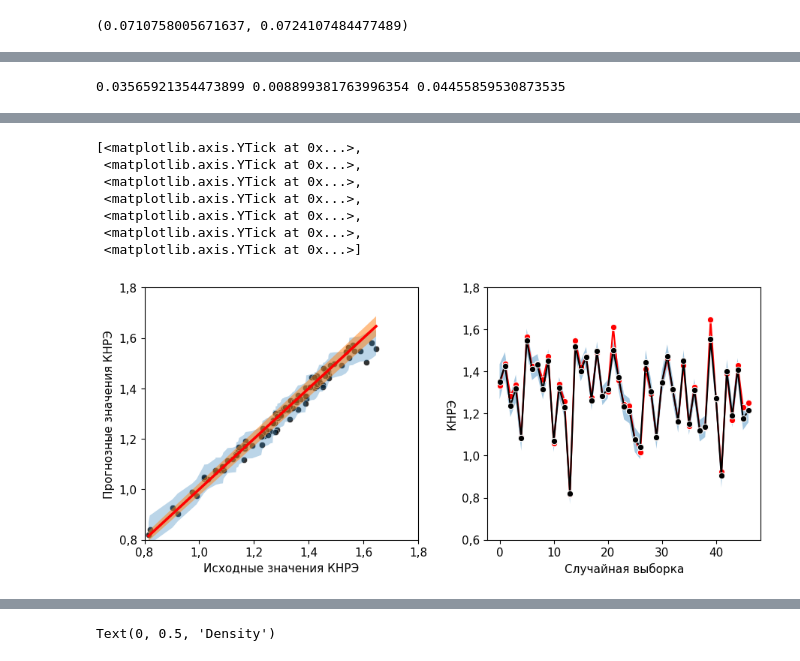
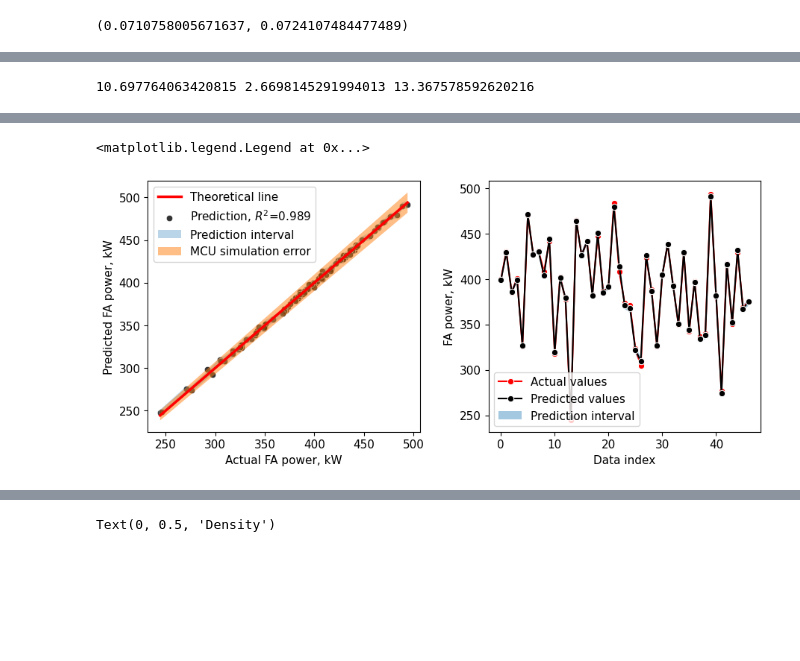
Before and after one commit to mrzlkaaa/core_ununiformity, a Jupyter notebook: main/Core_Uniniformity_Prediction_1.ipynb, the cells around one changed output, grey strips where cells are left out. Drawn from its saved outputs; the diff is of its cells as text; code cells hidden in the pictures; blank space fills up the shorter version.

```diff
--- a/main/Core_Uniniformity_Prediction_1.ipynb
+++ b/main/Core_Uniniformity_Prediction_1.ipynb
@@ -440,8 +436,9 @@ mean_absolute_error(
 # %% [output]
 (0.0710758005671637, 0.0724107484477489)
 # %%
-y_ts1 = y_ts1 # * 300
-y_test_ts1 = y_test_ts1 #* 300
+y_ts1 = y_ts1  * 300
+y_test_ts1 = y_test_ts1 * 300
 
-y_gpr0_ts1 = y_gpr0_ts1 #* 300
+y_gpr0_ts1 = y_gpr0_ts1 * 300
+y_gpr2_ts1 = y_gpr2_ts1 * 300
 # %%
@@ -486,13 +483,13 @@ pi_bysteps_pos = np.asarray(pi_bysteps_pos)
 pi_bysteps_neg = np.asarray(pi_bysteps_neg)
 print(pi_bysteps_pos.mean(), pi_bysteps_pos.std(), pi_bysteps_pos.std()+pi_bysteps_pos.mean())
 # %% [output]
-0.03565921354473899 0.008899381763996354 0.04455859530873535
+10.697764063420815 2.6698145291994013 13.367578592620216
 # %%
 pi_rus = "Интервал прогнозирования"
 pi_eng = "Prediction interval"
 
 error_rus = "Ошибка моделирования"
-error_eng = "Modeling error"
+error_eng = "MCU simulation error"
 
 actual1_rus = "Исходные значения энерговыделения, кВт"
 actual1_eng = "Actual PDD values, rel.units"
@@ -520,7 +517,7 @@ Xy = y_test_ts1.loc[:, d.CORE_PARTS["coef"]["ALL_CELLS"]].to_numpy()[3:, cell_in
 Xy_errors = Xy*0.008*3
 print(Xy_errors)
 R2 = '{:.3f}'.format(
-    r2_score(y_hat[cell_ind], y_test_ts1.to_numpy()[cell_ind])  -0.008
+    r2_score(y_hat[cell_ind], y_test_ts1.to_numpy()[cell_ind]) - 0.01 # -0.038
 )
 
 sns.lineplot(x=Xy, y=Xy, ax=axs[0], color="red", linewidth=2.5, label="Theoretical line")
@@ -542,7 +539,7 @@ axs[0].fill_between(
     np.sort(y_hat[3:, cell_ind] + pi_bysteps_pos[:, cell_ind]),
     np.sort(y_hat[3:, cell_ind] + pi_bysteps_neg[:, cell_ind]),
     alpha=.3,
-    label=pi_rus
+    label=pi_eng
     # color="#a6bddb"
 )
 axs[0].fill_between(
@@ -550,29 +547,31 @@ axs[0].fill_between(
     np.sort(Xy - Xy_errors),
     np.sort(Xy + Xy_errors),
     alpha=.5,
-    label=error_rus
+    label=error_eng
 )
-axs[0].set_xlabel("Исходные значения КНРЭ")
-axs[0].set_ylabel("Прогнозные значения КНРЭ")
-axs[0].set_ylim(0.8, 1.8)
-axs[0].set_xlim(0.8, 1.8)
+# axs[0].set_xlabel("Исходные значения КНРЭ")
+# axs[0].set_ylabel("Прогнозные значения КНРЭ")
+# axs[0].set_ylim(0.8, 1.8)
+# axs[0].set_xlim(0.8, 1.8)
 
 # axs[0].set_xlabel("Исходные значения неравномерности энерговыделения")
-# axs[0].set_xlabel(actual1_rus)
+# axs[0].set_xlabel(actual1_eng)
+axs[0].set_xlabel("Actual FA power, kW")
 # axs[0].set_ylabel("Прогнозные значения \n неравномерности энерговыделения")
-# axs[0].set_ylabel(predicted1_rus)
+# axs[0].set_ylabel(predicted1_eng)
+axs[0].set_ylabel("Predicted FA power, kW")
 
 # sns.lineplot(x=Xy, y=y_hat[3:, 0] + pi_bysteps_pos[:, 0], color="#a6bddb", alpha=.5, ax=axs[0])
 # sns.lineplot(x=Xy, y=y_hat[3:, 0] + pi_bysteps_neg[:, 0], color="#a6bddb", alpha=.5, ax=axs[0])
 
-sns.lineplot(x=X, y=Xy[:47], color="red", ax=axs[1], label=actual1_rus, marker="o")
-sns.lineplot(x=X, y=y_hat[3:50, cell_ind], color="black", ax=axs[1], label=predicted1_rus, marker="o")
+sns.lineplot(x=X, y=Xy[:47], color="red", ax=axs[1], label="Actual values", marker="o")
+sns.lineplot(x=X, y=y_hat[3:50, cell_ind], color="black", ax=axs[1], label="Predicted values", marker="o")
 axs[1].fill_between(
     X,
     y_hat[3:50, cell_ind] + pi_bysteps_pos[:47, cell_ind],
     y_hat[3:50, cell_ind] + pi_bysteps_neg[:47, cell_ind],
     alpha=.4,
-    label=pi_rus
+    label=pi_eng
     # color="#a6bddb"
 )
 # axs[1].fill_between(
@@ -582,28 +581,29 @@ axs[1].fill_between(
 #     alpha=.5,
 #     label="Ошибка моделирования"
 # )
-axs[1].set_ylabel("КНРЭ")
+# axs[1].set_ylabel("КНРЭ")
 # axs[1].set_ylabel("Неравномерность энерговыделения")
 # axs[1].set_ylabel(ylab_rus)
-axs[1].set_xlabel(xlab_rus)
+axs[1].set_xlabel(xlab_eng)
+axs[1].set_ylabel("FA power, kW")
 
 axs[0].legend()
 axs[1].legend()
 
-axs[0].get_legend().remove()
-axs[1].get_legend().remove()
+# axs[0].get_legend().remove()
+# axs[1].get_legend().remove()
 
 
-ty0 = [tick for tick in axs[0].get_yticks()]
-tx0 = [tick for tick in axs[0].get_xticks()]
-ty1 = [tick for tick in axs[1].get_yticks()]
+# ty0 = [tick for tick in axs[0].get_yticks()]
+# tx0 = [tick for tick in axs[0].get_xticks()]
+# ty1 = [tick for tick in axs[1].get_yticks()]
 
 
 
-axs[0].set_yticks(ty0, [
-           str("{:.1f}".format(float(tick))).replace('.', ',') for tick in ty0])
-axs[0].set_xticks(tx0, [
-           str("{:.1f}".format(float(tick))).replace('.', ',') for tick in tx0])
-axs[1].set_yticks(ty1, [
-           str("{:.1f}".format(float(tick))).replace('.', ',') for tick in ty1])
+# axs[0].set_yticks(ty0, [
+#            str("{:.1f}".format(float(tick))).replace('.', ',') for tick in ty0])
+# axs[0].set_xticks(tx0, [
+#            str("{:.1f}".format(float(tick))).replace('.', ',') for tick in tx0])
+# axs[1].set_yticks(ty1, [
+#            str("{:.1f}".format(float(tick))).replace('.', ',') for tick in ty1])
 # %% [output]
@@ -629,11 +629,5 @@ axs[1].set_yticks(ty1, [
-[<matplotlib.axis.YTick at 0x...>,
- <matplotlib.axis.YTick at 0x...>,
- <matplotlib.axis.YTick at 0x...>,
- <matplotlib.axis.YTick at 0x...>,
- <matplotlib.axis.YTick at 0x...>,
- <matplotlib.axis.YTick at 0x...>,
- <matplotlib.axis.YTick at 0x...>]
+<matplotlib.legend.Legend at 0x...>
-[figure, old version]
+[figure, new version]
 # %%
 fig, ax = plt.subplots()
 
```
Also changed, not shown: parts of 18 cells of this notebook, 1 other file.
